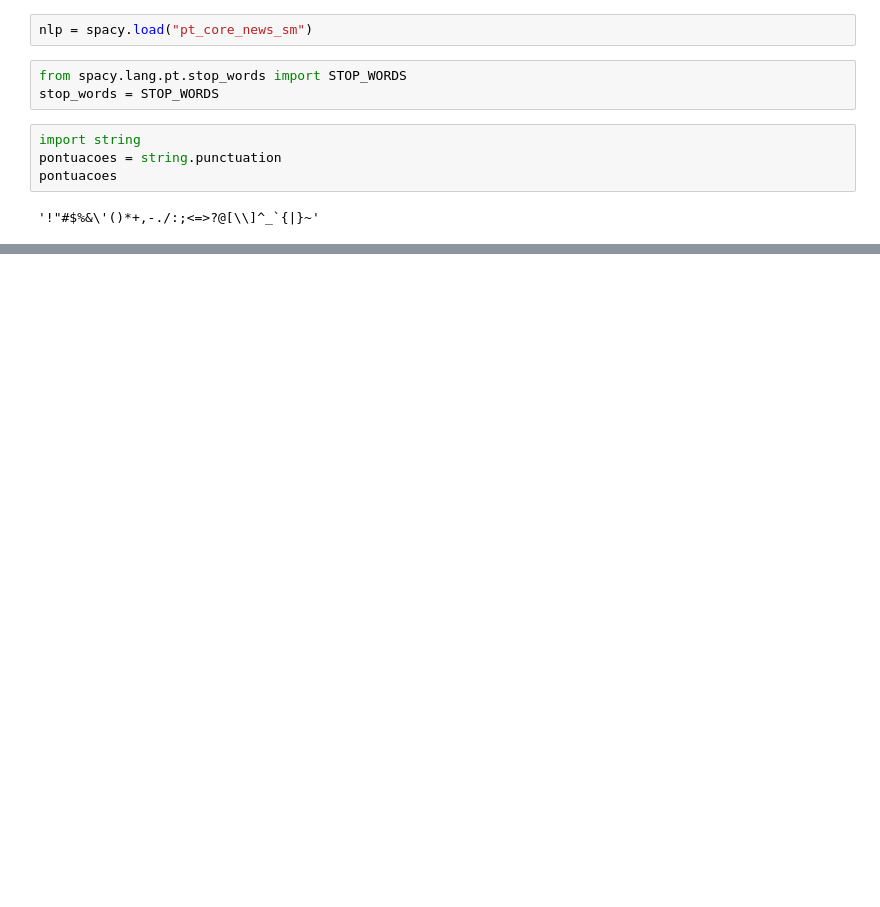
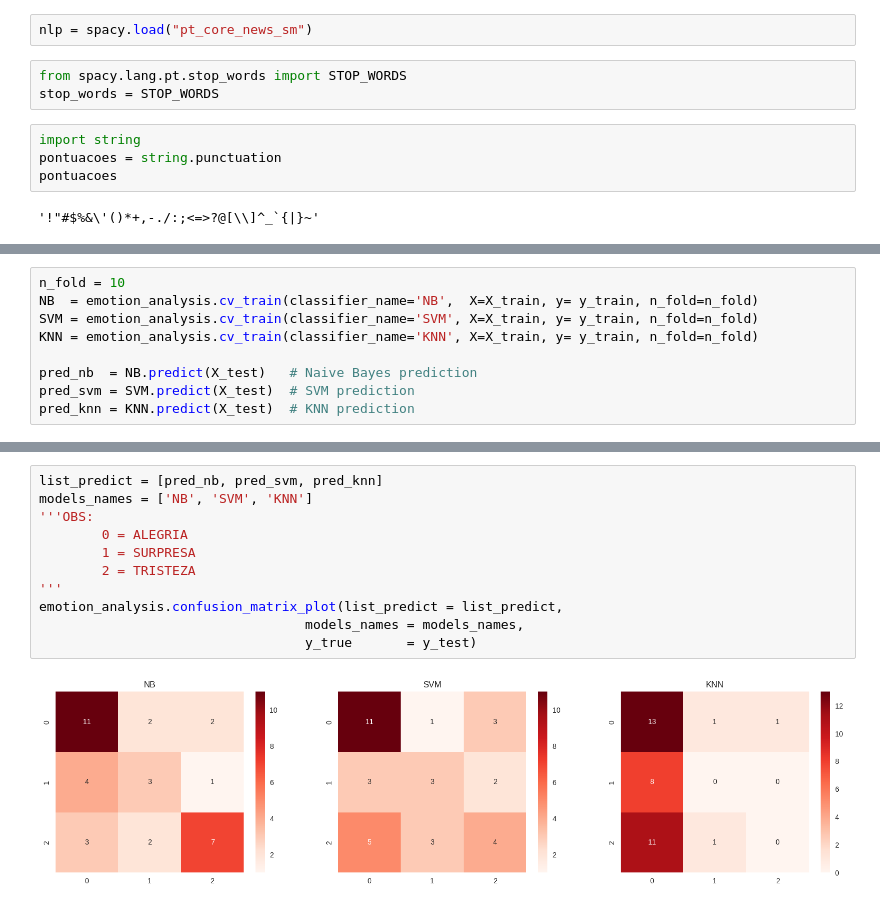
Before and after one commit to syannekaroline/emotion-analysis, a Jupyter notebook: spacyTest.ipynb, the cells around one changed output, grey strips where cells are left out. Cells and saved outputs as stored; diff of their text form; blank space fills up the shorter version.

```diff
--- a/spacyTest.ipynb
+++ b/spacyTest.ipynb
@@ -117,0 +202,9 @@ plt.imshow(WordCloud().generate(juntandotudo))
+# %%
+n_fold = 10
+NB  = emotion_analysis.cv_train(classifier_name='NB',  X=X_train, y= y_train, n_fold=n_fold)
+SVM = emotion_analysis.cv_train(classifier_name='SVM', X=X_train, y= y_train, n_fold=n_fold)
+KNN = emotion_analysis.cv_train(classifier_name='KNN', X=X_train, y= y_train, n_fold=n_fold)
+
+pred_nb  = NB.predict(X_test)   # Naive Bayes prediction
+pred_svm = SVM.predict(X_test)  # SVM prediction
+pred_knn = KNN.predict(X_test)  # KNN prediction
@@ -117,0 +224,13 @@ plt.imshow(WordCloud().generate(juntandotudo))
+# %%
+list_predict = [pred_nb, pred_svm, pred_knn]
+models_names = ['NB', 'SVM', 'KNN']
+'''OBS:
+        0 = ALEGRIA
+        1 = SURPRESA
+        2 = TRISTEZA
+'''
+emotion_analysis.confusion_matrix_plot(list_predict = list_predict,
+                                  models_names = models_names,
+                                  y_true       = y_test)
+# %% [output]
+[figure, added]
```
Also changed, not shown: parts of 17 cells of this notebook, 5 other files.
